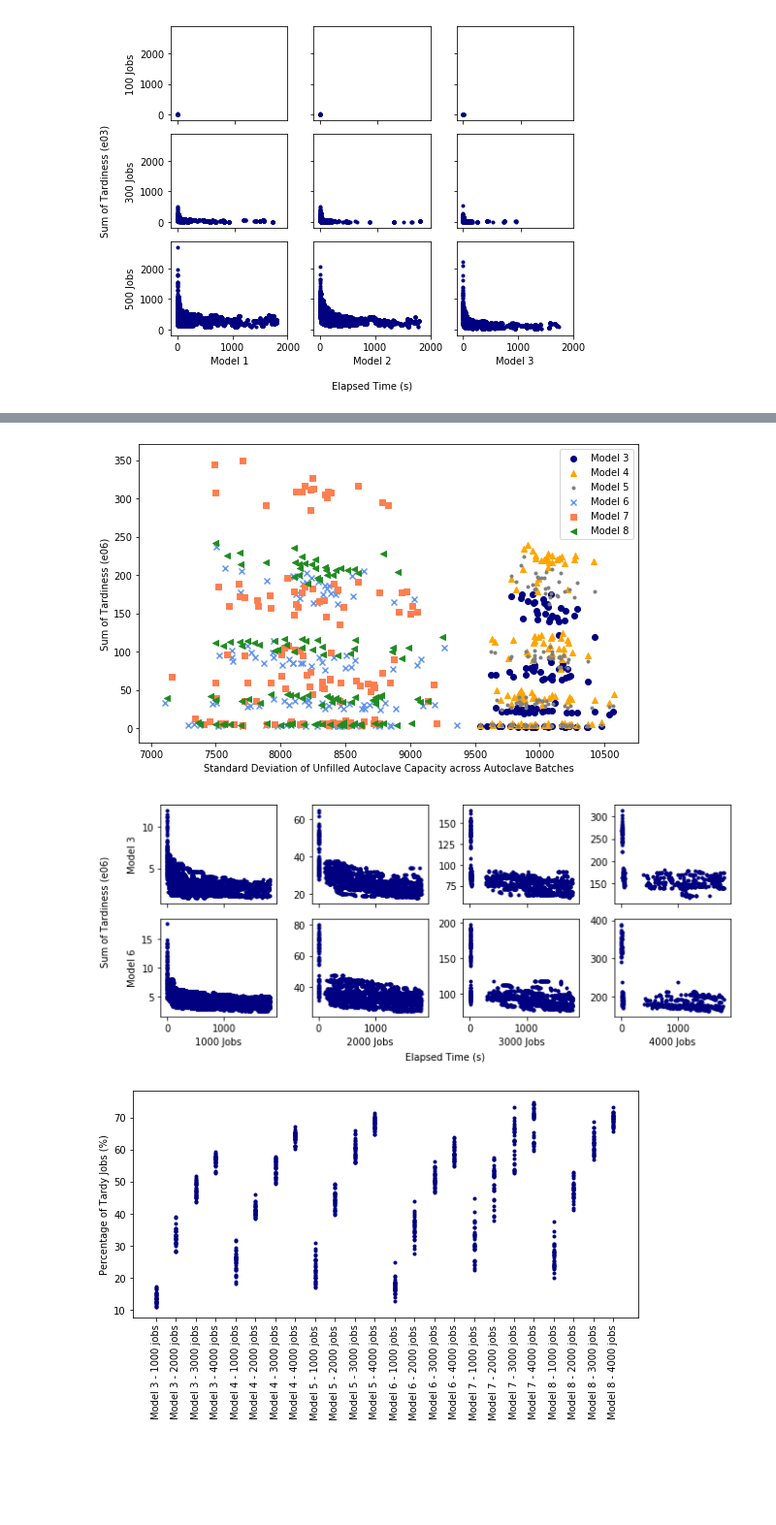
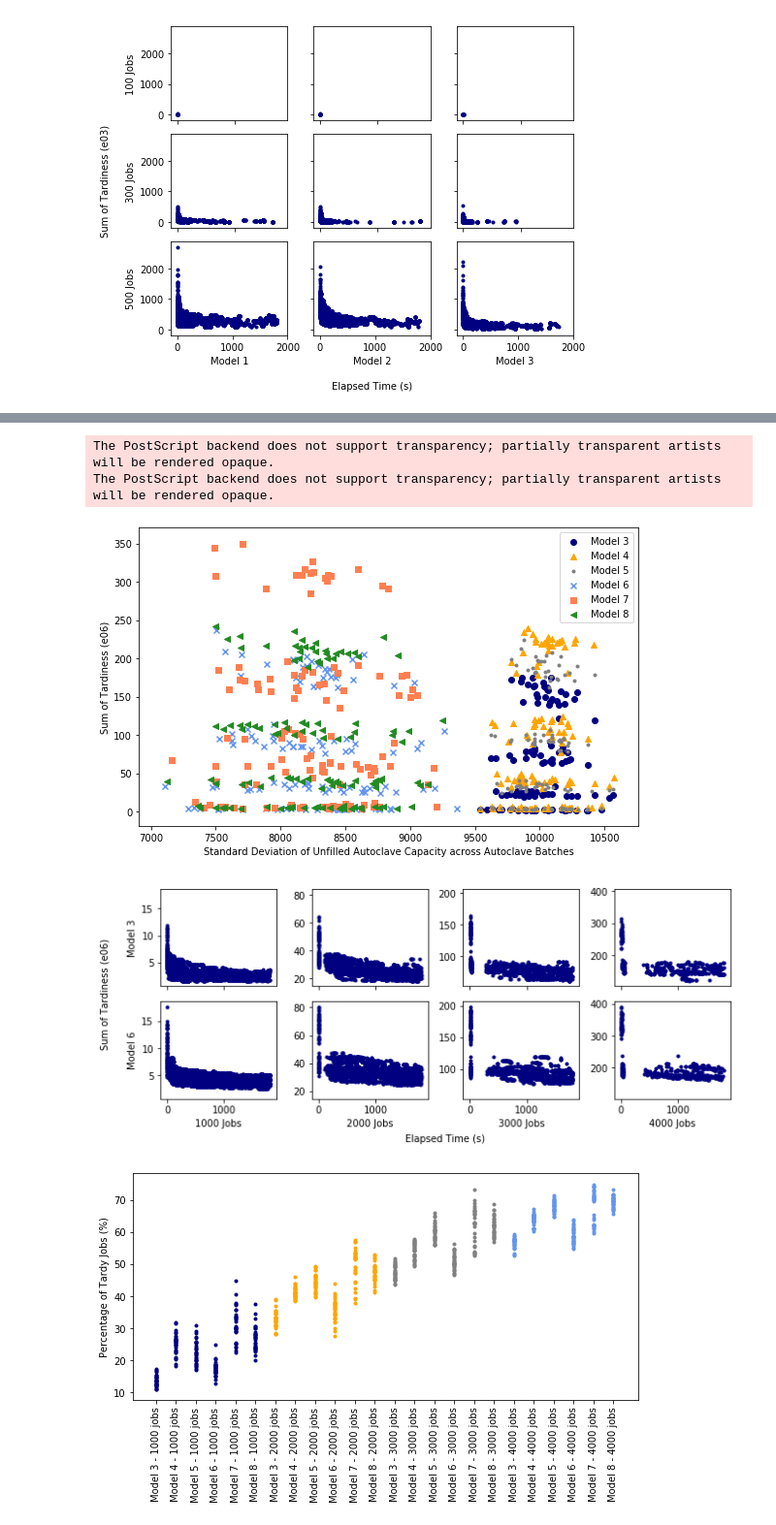
Before and after one commit to tangtan2/scheduling_composites_manufacturing, a Jupyter notebook: data/analytics/experiments_2/visualizations.ipynb, the cells around one changed output, grey strips where cells are left out. Shown at 97% size. Saved outputs shown, nothing was run; the diff lists cells and outputs as text; code cells hidden in the pictures; blank space fills up the shorter version.

```diff
--- a/data/analytics/experiments_2/visualizations.ipynb
+++ b/data/analytics/experiments_2/visualizations.ipynb
@@ -292,8 +254,8 @@ plt.show()
 fig, ax = plt.subplots(figsize=(6, 5))
 x = 0
 xticks = []
-for model in range(4):
-    for k, key in enumerate(chap2_sum[model].keys()):
+for k, key in enumerate(chap2_sum[0].keys()):
+    for model in range(4):
         percent_tardy = []
         for i in range(30):
             percent_tardy.append(np.count_nonzero(chap2_instances[model]['job_results'][key][i]['job_tardiness']) /
@@ -305,5 +267,6 @@ ax.set_ylabel('Percentage of Tardy Jobs (%)')
 ax.set_xticks([0, 1, 2, 3, 4, 5, 6, 7, 8, 9, 10, 11])
 ax.set_xticklabels(xticks, rotation='vertical')
 fig.tight_layout()
+plt.savefig('ch2_percenttardy.eps', format='eps')
 plt.show()
 # %% [output]
@@ -422,7 +392,7 @@ plt.show()
 [figure]
 # %%
 # compare numbins to tardiness for chapter 3
-fig, ax = plt.subplots(figsize=(10, 6))
+fig, ax = plt.subplots(figsize=(9, 7))
 params = ['o', '^', '.', 'x', ',', '<']
 for model in range(3, 9):
     for key in chap3_sum[model].keys():
@@ -437,7 +407,8 @@ for model in range(3, 9):
                    label=f'Model {model} - {key} jobs')
 ax.set_xlabel('Number of Autoclave Batches')
 ax.set_ylabel('Sum of Tardiness (e06)')
-ax.legend(loc='lower left', bbox_to_anchor=(1, -0.05))
+ax.legend(loc='upper center', ncol=4, bbox_to_anchor=(0.48, -0.15))
 fig.tight_layout()
+plt.savefig('ch3_binstotardy.eps', format='eps')
 plt.show()
 # %% [output]
@@ -509,12 +485,15 @@ ax.set_xlabel('Standard Deviation of Unfilled Autoclave Capacity across Autoclav
 ax.set_ylabel('Sum of Tardiness (e06)')
 ax.legend()
 fig.tight_layout()
+plt.savefig('ch3_unfillcap.eps', format='eps')
 plt.show()
 # %% [output]
+The PostScript backend does not support transparency; partially transparent artists will be rendered opaque.
+The PostScript backend does not support transparency; partially transparent artists will be rendered opaque.
 [figure]
 # %%
 # extract schedule quality over time pattern for CP sched for models 3 to 5
-fig, ax = plt.subplots(2, 4, figsize=(10, 4.5), sharex=True)
+fig, ax = plt.subplots(2, 4, figsize=(10, 4.5), sharex='all', sharey='col')
 for j, model in enumerate([3, 6]):
     for k, key in enumerate(chap3_sum[model].keys()):
         for i in range(30):
@@ -528,33 +507,38 @@ ax[1][0].set_xlabel('1000 Jobs')
 ax[1][1].set_xlabel('2000 Jobs')
 ax[1][2].set_xlabel('3000 Jobs')
 ax[1][3].set_xlabel('4000 Jobs')
-ax[0][0].set_yticks([5, 10])
 ax[0][0].set_ylabel('Model 3')
 ax[1][0].set_ylabel('Model 6')
 plt.xlabel('Elapsed Time (s)', labelpad=20)
 plt.ylabel('Sum of Tardiness (e06)', labelpad=30)
 fig.tight_layout()
+plt.savefig('ch3_qualovertime.eps', format='eps')
 plt.show()
 # %% [output]
-[figure, old version]
+[figure, new version]
 # %%
 # compare the percentage of tardy jobs across techniques for chapter 3
 fig, ax = plt.subplots(figsize=(8, 5))
 x = 0
+colors = ['navy', 'orange', 'grey', 'cornflowerblue']
 xticks = []
-for model in range(3, 9):
-    for k, key in enumerate(chap3_sum[model].keys()):
+for k, key in enumerate(chap3_sum[8].keys()):
+    for model in range(3, 9):
         percent_tardy = []
         for i in range(30):
             percent_tardy.append(np.count_nonzero(chap3_instances[model]['job_results'][key][i]['job_tardiness']) /
                                  key * 100)
-        ax.scatter([x] * len(percent_tardy), percent_tardy, marker='.', color='navy')
+        ax.scatter([x] * len(percent_tardy),
+                   percent_tardy,
+                   marker='.',
+                   color=colors[k])
         xticks.append(f'Model {model} - {key} jobs')
         x = x + 1
 ax.set_ylabel('Percentage of Tardy Jobs (%)')
 ax.set_xticks([0, 1, 2, 3, 4, 5, 6, 7, 8, 9, 10, 11, 12, 13, 14, 15, 16, 17, 18, 19, 20, 21, 22, 23])
 ax.set_xticklabels(xticks, rotation='vertical')
 fig.tight_layout()
+plt.savefig('ch3_percenttardy.eps', format='eps')
 plt.show()
 # %% [output]
-[figure, old version]
+[figure, new version]
```
Also changed, not shown: parts of 21 cells of this notebook, 1 other file.
